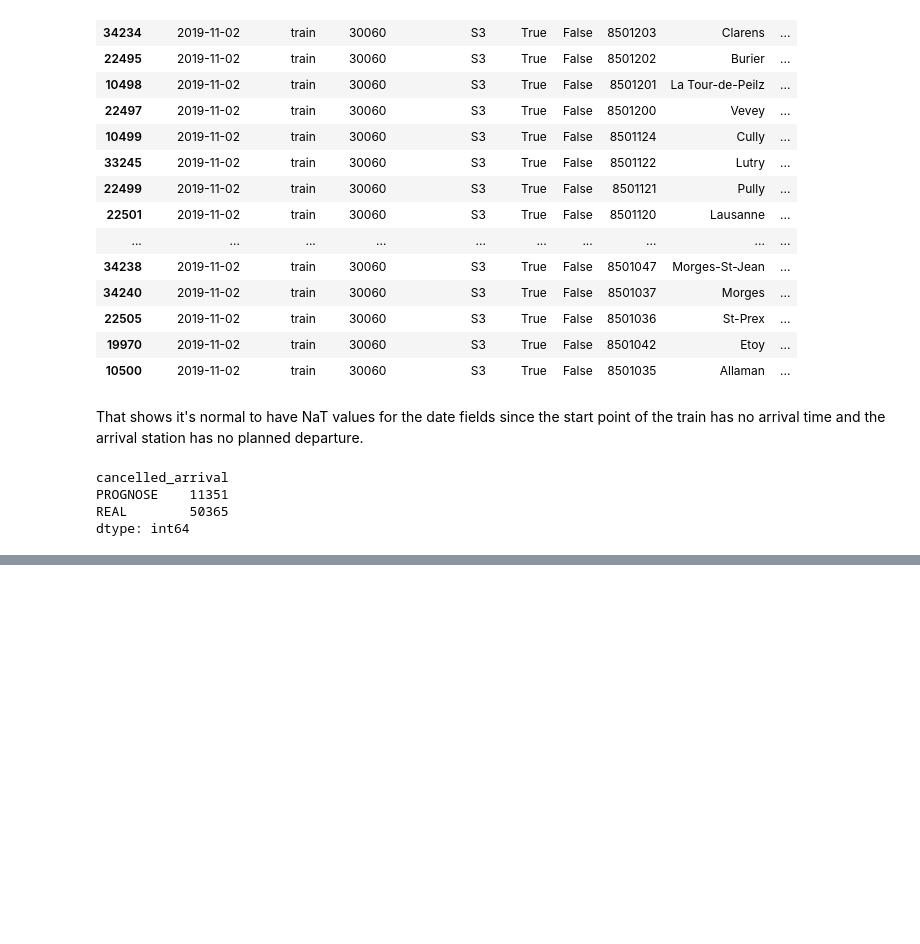
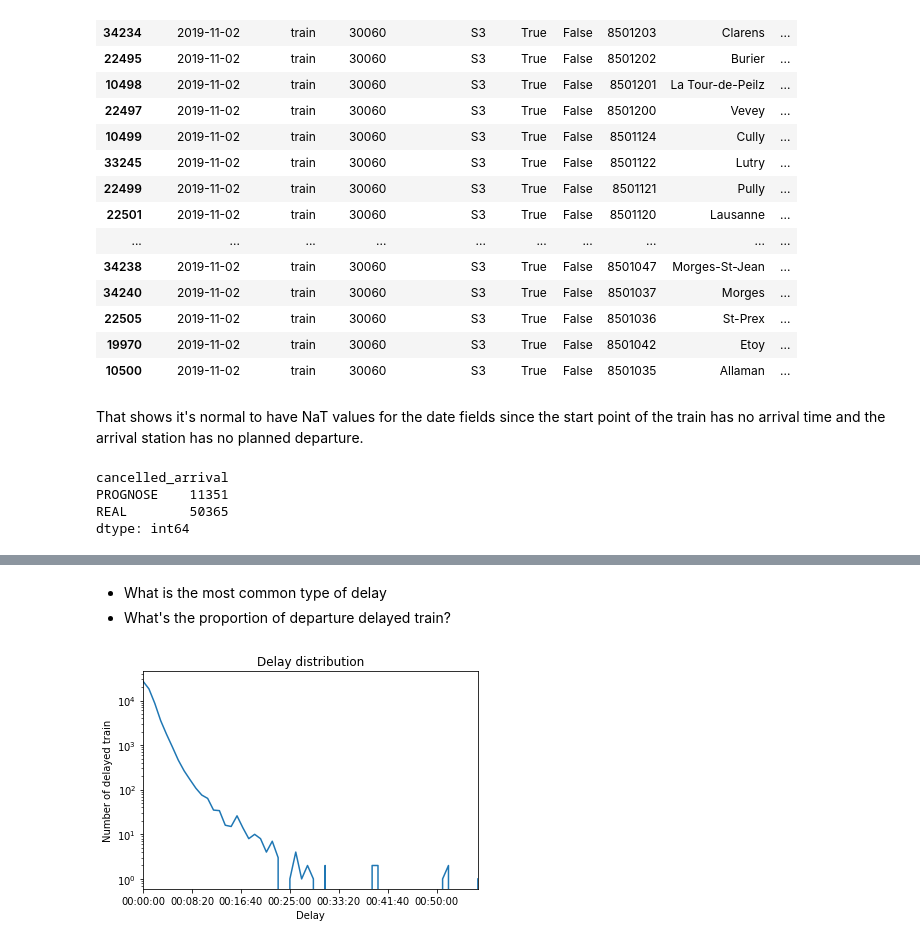
Before and after one commit to dimitriLallement/ADA-Project-2019, a Jupyter notebook: Project1.ipynb, the cells around one changed output, grey strips where cells are left out. Saved outputs shown, nothing was run; the diff lists cells and outputs as text; code cells hidden in the pictures; blank space fills up the shorter version.

Commit message:
[Add] - Graphs on train delay

```diff
--- a/Project1.ipynb
+++ b/Project1.ipynb
@@ -174,0 +186,14 @@ df.arrival_delay.fillna(datetime.timedelta(0), inplace=True)
+# %% [markdown]
+* What is the most common type of delay
+* What's the proportion of departure delayed train?
+# %%
+dep_delayed = df.groupby(pd.Grouper(key = 'departure_delay', freq = '60s')).size()
+# %%
+dep_delayed.plot()
+plt.xlabel("Delay")
+plt.ylabel("Number of delayed train")
+plt.title("Delay distribution")
+plt.yscale('log')
+plt.show()
+# %% [output]
+[figure, added]
```
Also changed, not shown: parts of 9 cells of this notebook.
